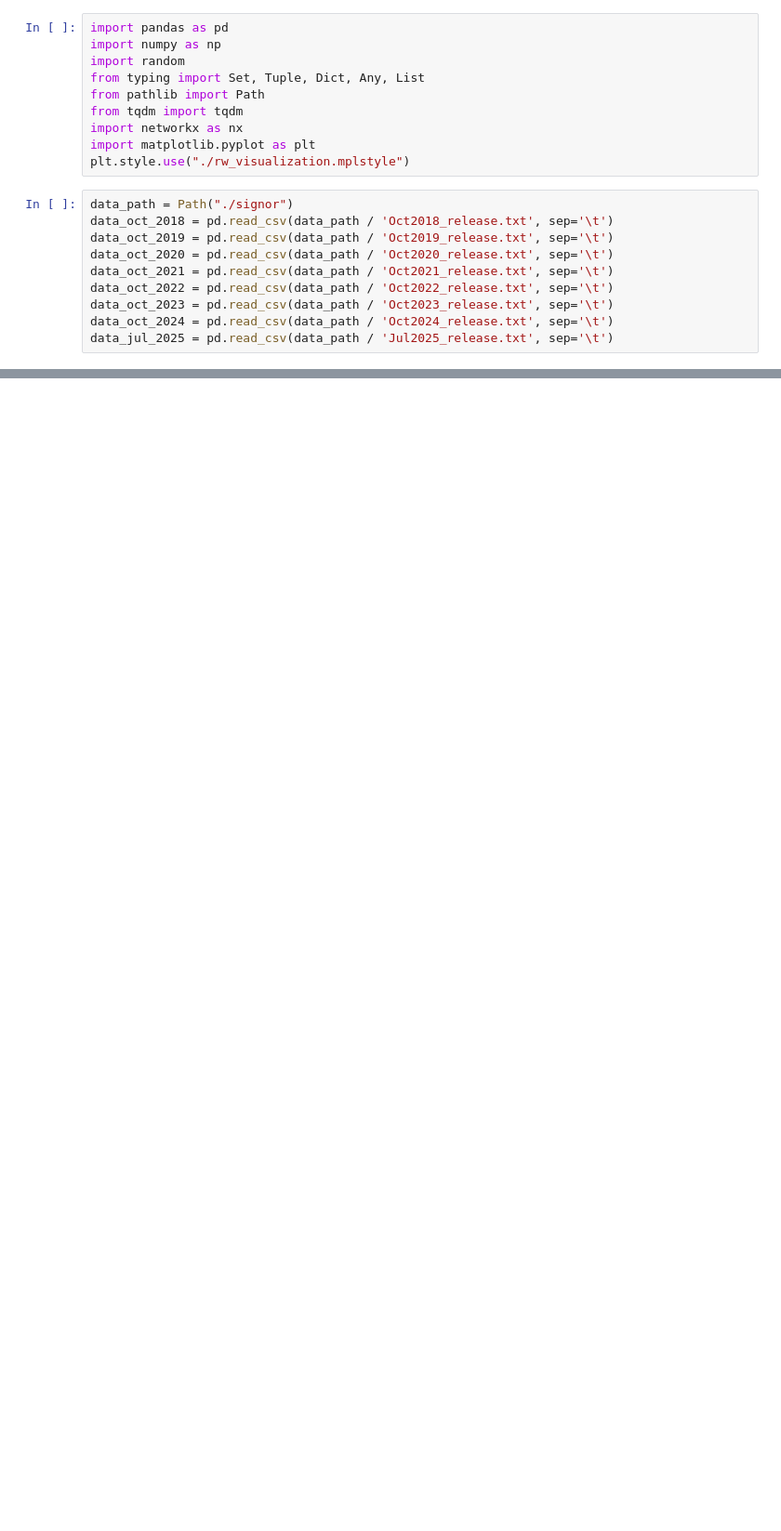
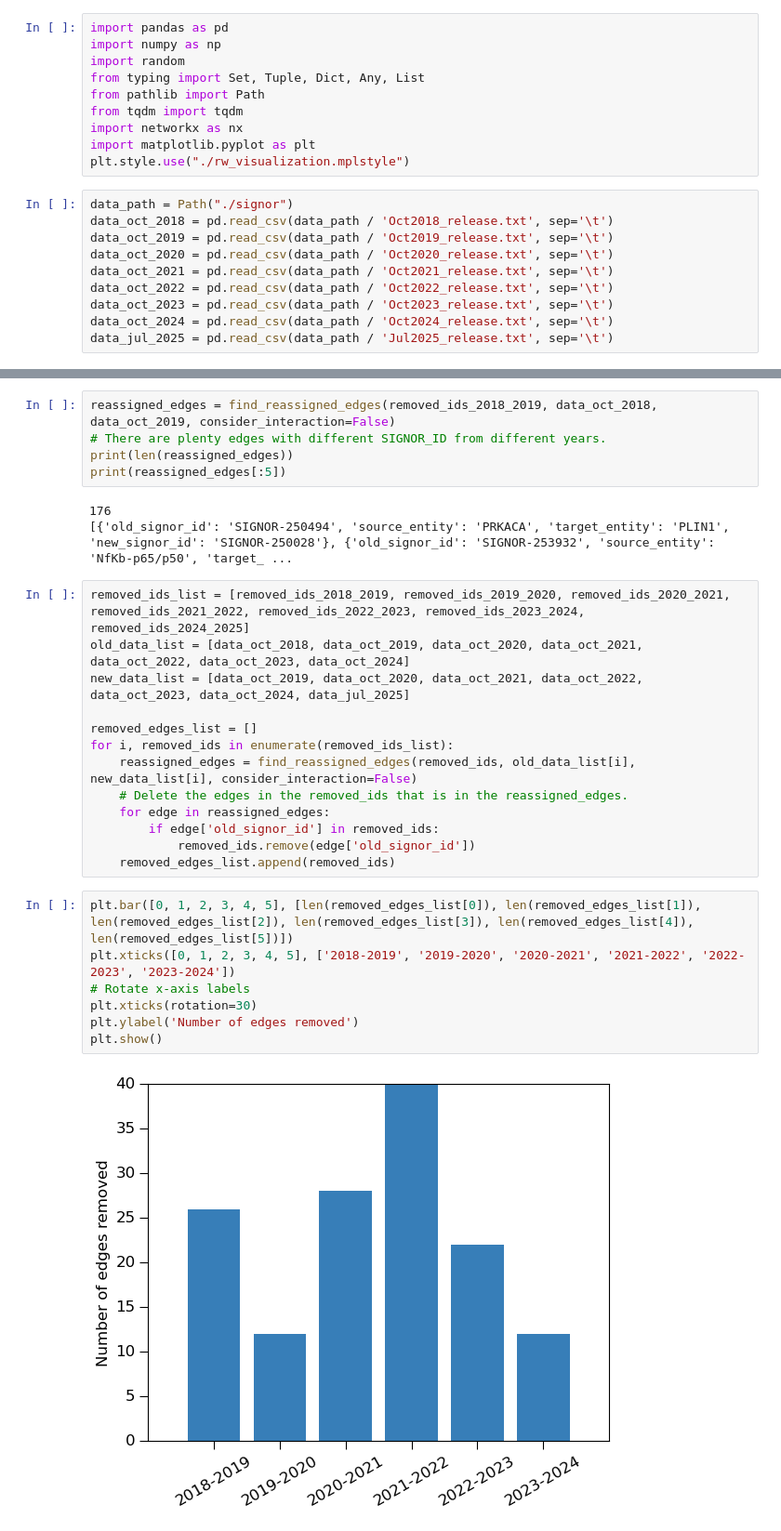
Before and after one commit to saezlab/ProClaim, a Jupyter notebook: grn_denoising/signor_negative_edges.ipynb, the cells around one changed output, grey strips where cells are left out. Shown at 93% size. Cells and saved outputs as stored; diff of their text form; blank space fills up the shorter version.

```diff
--- a/grn_denoising/signor_negative_edges.ipynb
+++ b/grn_denoising/signor_negative_edges.ipynb
@@ -206,0 +127,30 @@ removed_nodes_2018_2019
+# %%
+reassigned_edges = find_reassigned_edges(removed_ids_2018_2019, data_oct_2018, data_oct_2019, consider_interaction=False)
+# There are plenty edges with different SIGNOR_ID from different years.
+print(len(reassigned_edges))
+print(reassigned_edges[:5])
+# %% [output]
+176
+[{'old_signor_id': 'SIGNOR-250494', 'source_entity': 'PRKACA', 'target_entity': 'PLIN1', 'new_signor_id': 'SIGNOR-250028'}, {'old_signor_id': 'SIGNOR-253932', 'source_entity': 'NfKb-p65/p50', 'target_ ...
+# %%
+removed_ids_list = [removed_ids_2018_2019, removed_ids_2019_2020, removed_ids_2020_2021, removed_ids_2021_2022, removed_ids_2022_2023, removed_ids_2023_2024, removed_ids_2024_2025]
+old_data_list = [data_oct_2018, data_oct_2019, data_oct_2020, data_oct_2021, data_oct_2022, data_oct_2023, data_oct_2024]
+new_data_list = [data_oct_2019, data_oct_2020, data_oct_2021, data_oct_2022, data_oct_2023, data_oct_2024, data_jul_2025]
+
+removed_edges_list = []
+for i, removed_ids in enumerate(removed_ids_list):
+    reassigned_edges = find_reassigned_edges(removed_ids, old_data_list[i], new_data_list[i], consider_interaction=False)
+    # Delete the edges in the removed_ids that is in the reassigned_edges.
+    for edge in reassigned_edges:
+        if edge['old_signor_id'] in removed_ids:
+            removed_ids.remove(edge['old_signor_id'])
+    removed_edges_list.append(removed_ids)
+# %%
+plt.bar([0, 1, 2, 3, 4, 5], [len(removed_edges_list[0]), len(removed_edges_list[1]), len(removed_edges_list[2]), len(removed_edges_list[3]), len(removed_edges_list[4]), len(removed_edges_list[5])])
+plt.xticks([0, 1, 2, 3, 4, 5], ['2018-2019', '2019-2020', '2020-2021', '2021-2022', '2022-2023', '2023-2024'])
+# Rotate x-axis labels
+plt.xticks(rotation=30)
+plt.ylabel('Number of edges removed')
+plt.show()
+# %% [output]
+[figure, added]
```
Also changed, not shown: parts of 34 cells of this notebook.
